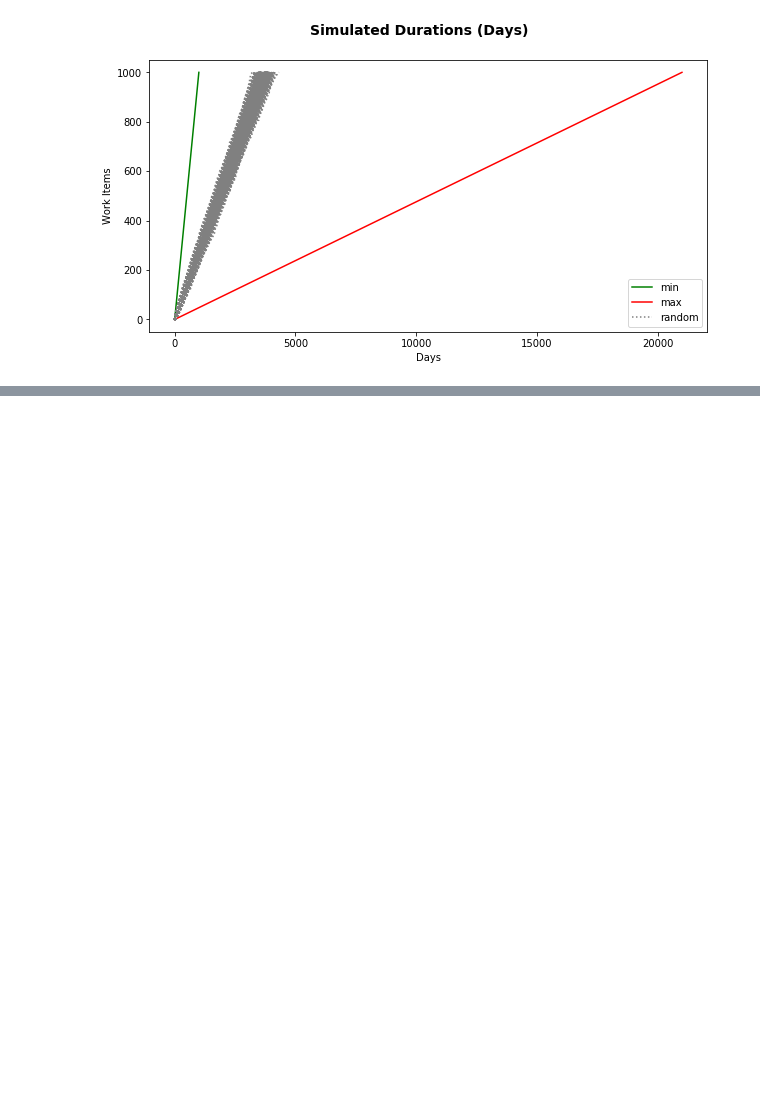
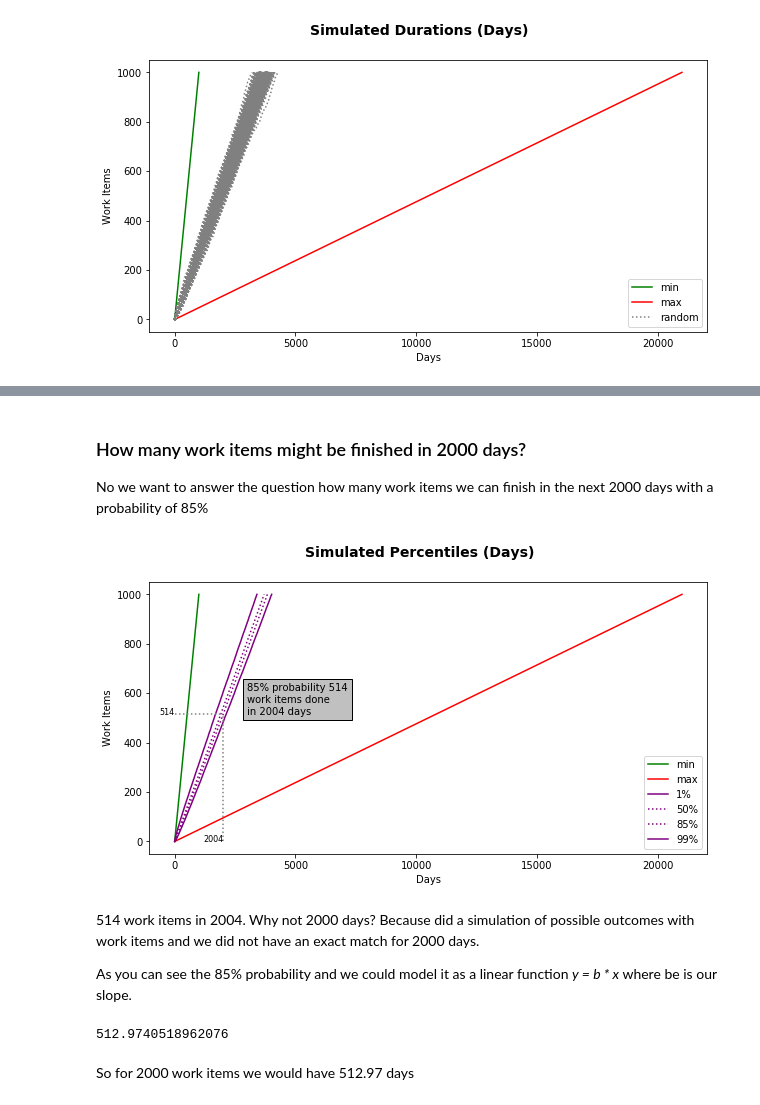
Before and after one commit to rueedlinger/monte-carlo-simulation, a Jupyter notebook: notebooks/forecasting_with_monte_carlo.ipynb, the cells around one changed output, grey strips where cells are left out. Saved outputs shown, nothing was run; the diff lists cells and outputs as text; code cells hidden in the pictures; blank space fills up the shorter version.

```diff
--- a/notebooks/forecasting_with_monte_carlo.ipynb
+++ b/notebooks/forecasting_with_monte_carlo.ipynb
@@ -250,0 +247,63 @@ plt.show()
+# %% [markdown]
+### How many work items might be finished in 2000 days?
+
+No we want to answer the question how many work items we can finish in the next 2000 days with a probability of 85%
+# %%
+def get_percentile_sum(simulated_work_done, p):
+    t = np.transpose(simulated_work_done)
+    percentile_sum = []
+
+    for i, d in enumerate(t):
+        if i == 0:
+            percentile_sum.append(int(np.percentile(d, p)))
+        else:
+            percentile_sum.append(int(np.percentile(d, p)))
+
+    return percentile_sum
+# %%
+days = 2000
+p = 85
+
+percentile_days = get_percentile_sum(simulated_work_done, p)
+
+for i in range(len(percentile_days)):
+    if percentile_days[i] >= days:
+        y = i
+        break
+
+x = percentile_days[y]
+
+
+
+fig, ax = plt.subplots(figsize=(10, 5))
+
+fig.suptitle('Simulated Percentiles (Days)', fontsize=14, fontweight='bold')
+
+plt.plot(cumulative_sum_min, range_work_items, label='min',  color='green')
+plt.plot(cumulative_sum_max, range_work_items, label='max', color='red')
+plt.plot(get_percentile_sum(simulated_work_done, 1), range_work_items, label='1%',  color='purple')
+plt.plot(get_percentile_sum(simulated_work_done, 50), range_work_items, label='50%',  color='purple', linestyle='dotted')
+plt.plot(get_percentile_sum(simulated_work_done, 85), range_work_items, label='85%',  color='purple', linestyle='dotted')
+plt.plot(get_percentile_sum(simulated_work_done, 99), range_work_items, label='99%',  color='purple')
+
+
+
+plt.plot([x, x], [0, y],  color='gray', linestyle='dotted')
+plt.plot([0, x], [y, y],  color='gray', linestyle='dotted')
+ax.text(3000, y, str(p) + '% probability ' + str(y) +  '\nwork items done\nin ' + str(x) + ' days', withdash=True, bbox=dict(facecolor='silver'))
+
+ax.text(x,0, x, ha="right", size=8)
+ax.text(0,y, y, ha="right", size=8)
+
+
+ax.set_xlabel("Days")
+ax.set_ylabel("Work Items")
+
+plt.legend(loc='lower right')
+plt.show()
+# %% [output]
+[figure, added]
+# %% [markdown]
+514 work items in 2004. Why not 2000 days? Because did a simulation of possible outcomes with work items and we did not have an exact match for 2000 days.
+
+As you can see the 85% probability and we could model it as a linear function _y = b * x_ where be is our slope.
@@ -250,0 +313,6 @@ plt.show()
+# %%
+predict_work_items_p85(2000)
+# %% [output]
+512.9740518962076
+# %% [markdown]
+So for 2000 work items we would have 512.97 days
```
Also changed, not shown: parts of 13 cells of this notebook.
